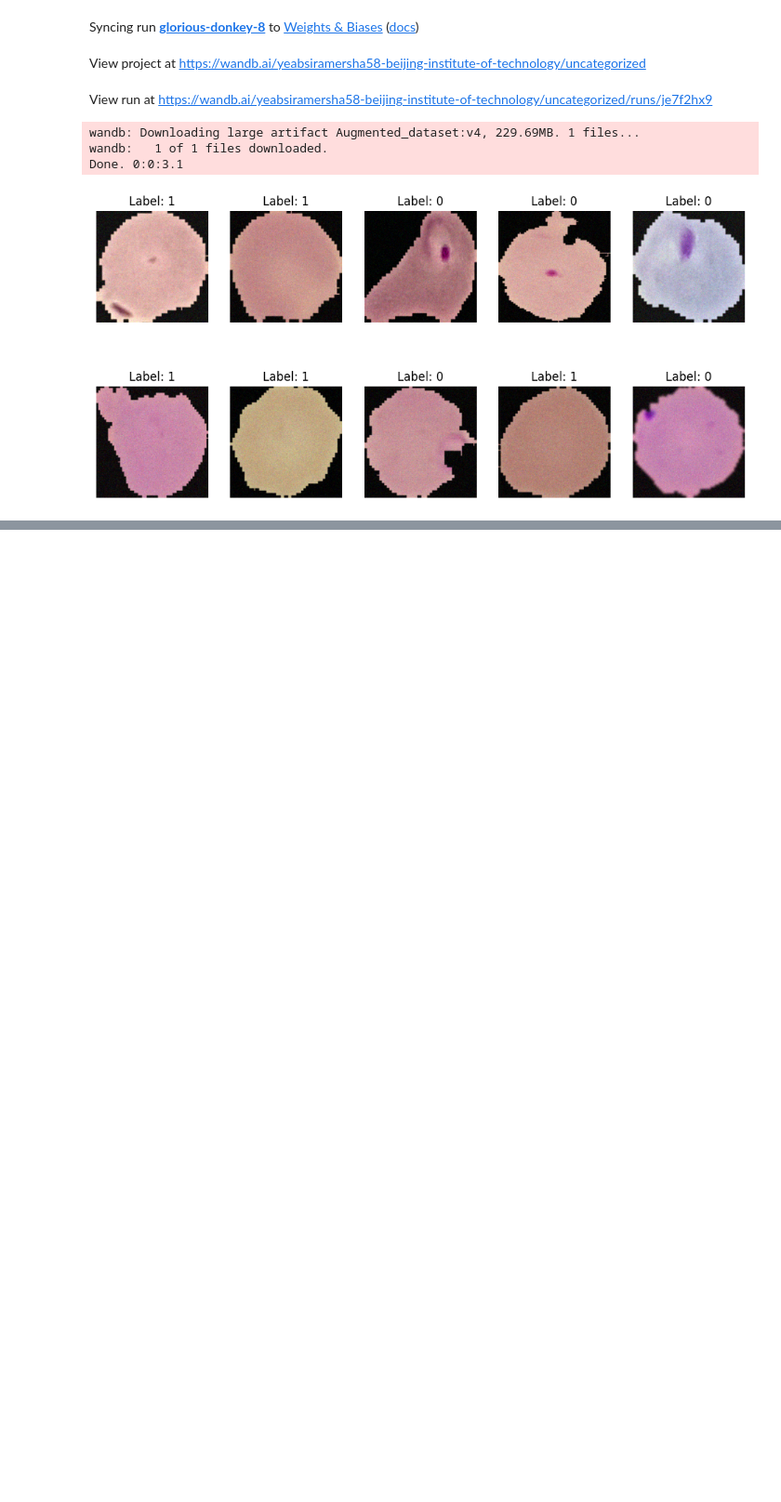
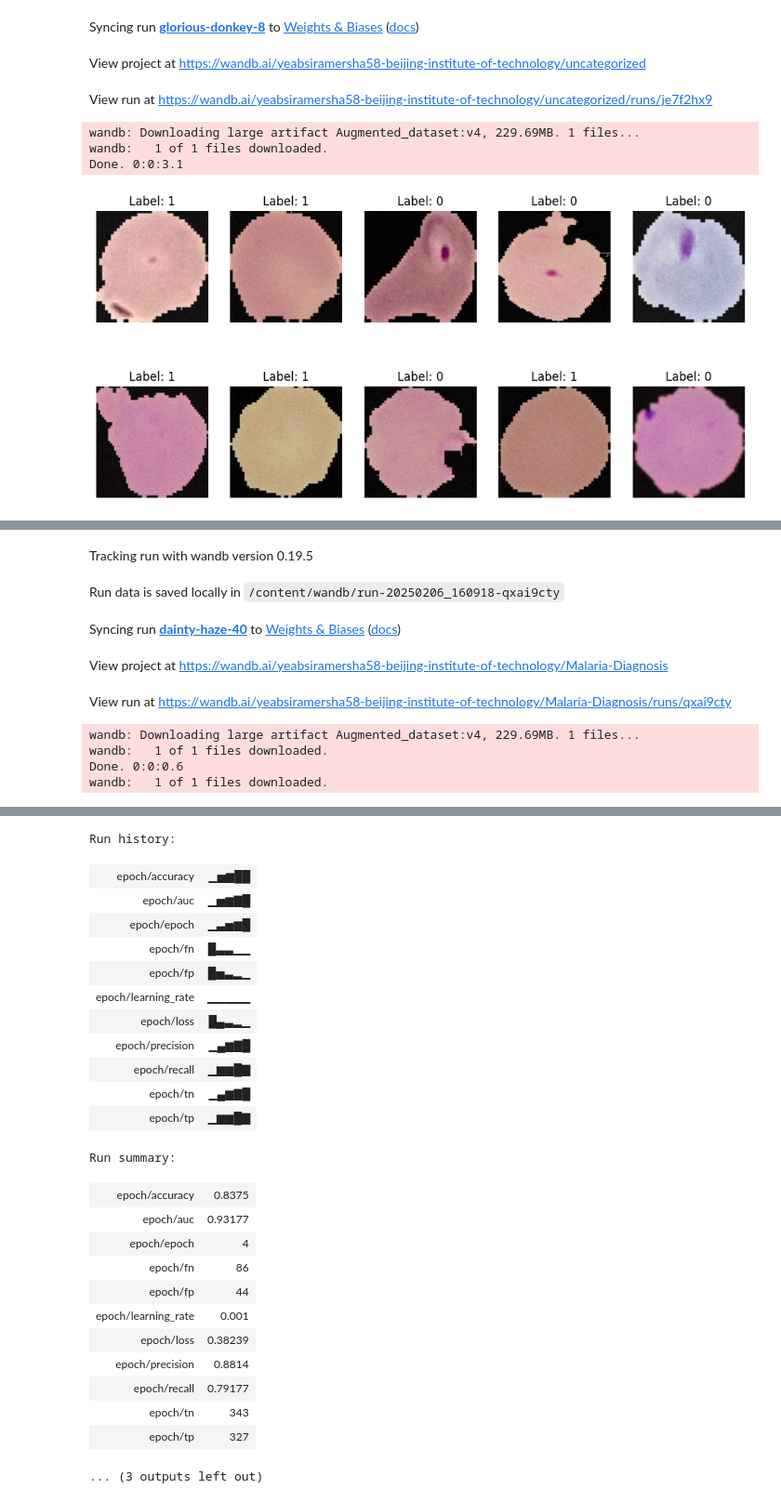
Before and after one commit to yeabwang/malaria-diagnosis, a Jupyter notebook: Malaria_diagnosis_Final.ipynb, the cells around one changed output, grey strips where cells are left out. Shown at 93% size. Saved outputs shown, nothing was run; the diff lists cells and outputs as text; code cells hidden in the pictures; blank space fills up the shorter version.

Commit message:
Model trained and versioned

```diff
--- a/Malaria_diagnosis_Final.ipynb
+++ b/Malaria_diagnosis_Final.ipynb
@@ -435,3 +421,41 @@ wandb: Downloading large artifact Augmented_dataset:v4, 229.69MB. 1 files...
 wandb:   1 of 1 files downloaded.
 Done. 0:0:3.1
 [figure]
+# %%
+# Define the model
+IM_SIZE = CONFIGURATION['IM_SIZE']
+DROPOUT_RATE = CONFIGURATION['DROPOUT_RATE']
+REGULARIZATION_RATE = CONFIGURATION['REGULARIZATION_RATE']
+N_FILTERS = CONFIGURATION['N_FILTERS']
+KERNEL_SIZE = CONFIGURATION['KERNEL_SIZE']
+POOL_SIZE = CONFIGURATION['POOL_SIZE']
+N_STRIDES = CONFIGURATION['N_STRIDES']
+N_EPOCHS = CONFIGURATION['N_EPOCHS']
+
+lenet_model = tf.keras.Sequential([
+    InputLayer(input_shape=(IM_SIZE, IM_SIZE, 3)),
+
+    Conv2D(filters=N_FILTERS, kernel_size=KERNEL_SIZE, strides=N_STRIDES, padding='valid',
+           activation='relu', kernel_regularizer=L2(REGULARIZATION_RATE)),
+    BatchNormalization(),
+    MaxPool2D(pool_size=POOL_SIZE, strides=N_STRIDES * 2),
+    Dropout(rate=DROPOUT_RATE),
+
+    Conv2D(filters=N_FILTERS * 2 + 4, kernel_size=KERNEL_SIZE, strides=N_STRIDES, padding='valid',
+           activation='relu', kernel_regularizer=L2(REGULARIZATION_RATE)),
+    BatchNormalization(),
+    MaxPool2D(pool_size=POOL_SIZE, strides=N_STRIDES * 2),
+
+    Flatten(),
+
+    Dense(CONFIGURATION['N_DENSE_1'], activation="relu", kernel_regularizer=L2(REGULARIZATION_RATE)),
+    BatchNormalization(),
+    Dropout(rate=DROPOUT_RATE),
+
+    Dense(CONFIGURATION['N_DENSE_2'], activation="relu", kernel_regularizer=L2(REGULARIZATION_RATE)),
+    BatchNormalization(),
+
+    Dense(1, activation="sigmoid"),
+])
+
+lenet_model.summary()
@@ -437,0 +627,12 @@ Done. 0:0:3.1
+# %%
+train_and_log()
+# %% [output]
+Tracking run with wandb version 0.19.5
+Run data is saved locally in /content/wandb/run-20250206_160918-qxai9cty
+Syncing run dainty-haze-40 to Weights & Biases (docs)
+View project at https://wandb.ai/yeabsiramersha58-beijing-institute-of-technology/Malaria-Diagnosis
+View run at https://wandb.ai/yeabsiramersha58-beijing-institute-of-technology/Malaria-Diagnosis/runs/qxai9cty
+wandb: Downloading large artifact Augmented_dataset:v4, 229.69MB. 1 files...
+wandb:   1 of 1 files downloaded.
+Done. 0:0:0.6
+wandb:   1 of 1 files downloaded.
@@ -437,0 +650,25 @@ Done. 0:0:3.1
+Run history:
+| epoch/accuracy | ▁▅▆██ |
+| epoch/auc | ▁▅▆▇█ |
+| epoch/epoch | ▁▃▅▆█ |
+| epoch/fn | █▃▃▁▁ |
+| epoch/fp | █▅▃▂▁ |
+| epoch/learning_rate | ▁▁▁▁▁ |
+| epoch/loss | █▄▃▂▁ |
+| epoch/precision | ▁▄▆▇█ |
+| epoch/recall | ▁▆▆█▇ |
+| epoch/tn | ▁▄▆▇█ |
+| epoch/tp | ▁▆▆█▇ |
+Run summary:
+| epoch/accuracy | 0.8375 |
+| epoch/auc | 0.93177 |
+| epoch/epoch | 4 |
+| epoch/fn | 86 |
+| epoch/fp | 44 |
+| epoch/learning_rate | 0.001 |
+| epoch/loss | 0.38239 |
+| epoch/precision | 0.8814 |
+| epoch/recall | 0.79177 |
+| epoch/tn | 343 |
+| epoch/tp | 327 |
+... (3 outputs left out)
```
Also changed, not shown: parts of 7 cells of this notebook.
